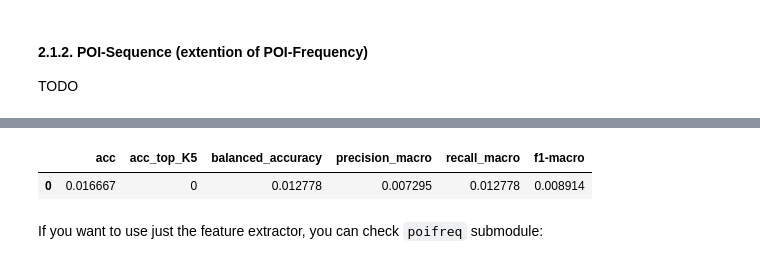
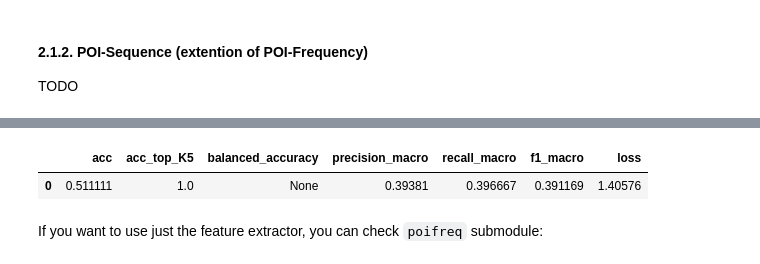
Before and after one commit to mat-analysis/mat-classification, a Jupyter notebook: MAT-analysis-Tutorial.ipynb, the cells around one changed output, grey strips where cells are left out. Cells and saved outputs as stored; diff of their text form; code cells hidden in the pictures.

```diff
--- a/MAT-analysis-Tutorial.ipynb
+++ b/MAT-analysis-Tutorial.ipynb
@@ -19,7 +22,7 @@ from matdata.datasets import load_ds
 
 dataset='mat.Brightkite'
 
-df = load_ds(dataset, sample_size=0.1)
+df = load_ds(dataset)
 df
 # %% [output]
 Reading dataset Brightkite of Multiple Aspect Trajectories
@@ -41,7 +44,7 @@ Reading dataset Brightkite of Multiple Aspect Trajectories
 # %%
-from matdata.preprocess import *
+from matdata.preprocess import klabels_stratify
 
-train, test = trainAndTestSplit(df, outformats=[])
+train, test = klabels_stratify(df, kl=5, outformats=[])
 
 'Train/Test #TIDs:', len(train['tid'].unique()), len(test['tid'].unique())
 # %% [output]
@@ -125,7 +130,7 @@ TODO
 from matanalysis.methods import POIS
 
 sequences = [1] # Sequence sizes to use, example, for 1, 2 or 3 points use: [1, 2, 3]
-features = ['poi'] # Features to build frequency matrix combined with sequence sizes, by default selects the feature with higher variance
+features = ['time', 'day', 'poi'] # Features to build frequency matrix combined with sequence sizes, by default selects the feature with higher variance
 # method='npoi' # you can pass the extract method
 
 result = POIS(train, test, sequences, features)
@@ -189,8 +180,8 @@ TEST            acc: 0.072222   acc_top5: 0.105556      f1_macro: 0.054353
 # %%
-result
+result.summary()
 # %% [output]
-|  | acc | acc_top_K5 | balanced_accuracy | precision_macro | recall_macro | f1-macro |
-| 0 | 0.016667 | 0 | 0.012778 | 0.007295 | 0.012778 | 0.008914 |
+|  | acc | acc_top_K5 | balanced_accuracy | precision_macro | recall_macro | f1_macro | loss |
+| 0 | 0.511111 | 1.0 | None | 0.39381 | 0.396667 | 0.391169 | 1.40576 |
 # %% [markdown]
 If you want to use just the feature extractor, you can check `poifreq` submodule:
 # %%
```
Also changed, not shown: parts of 26 cells of this notebook, 24 other files.
